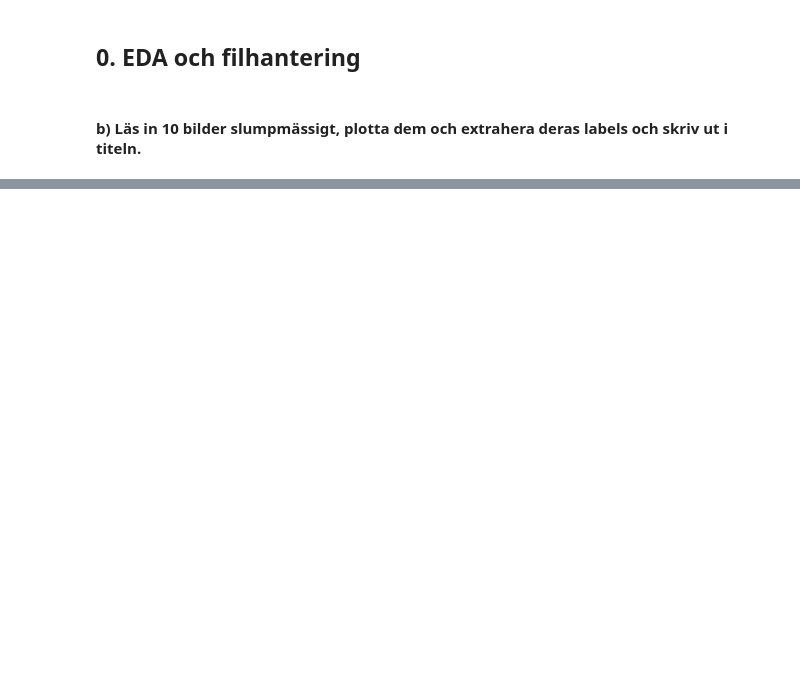
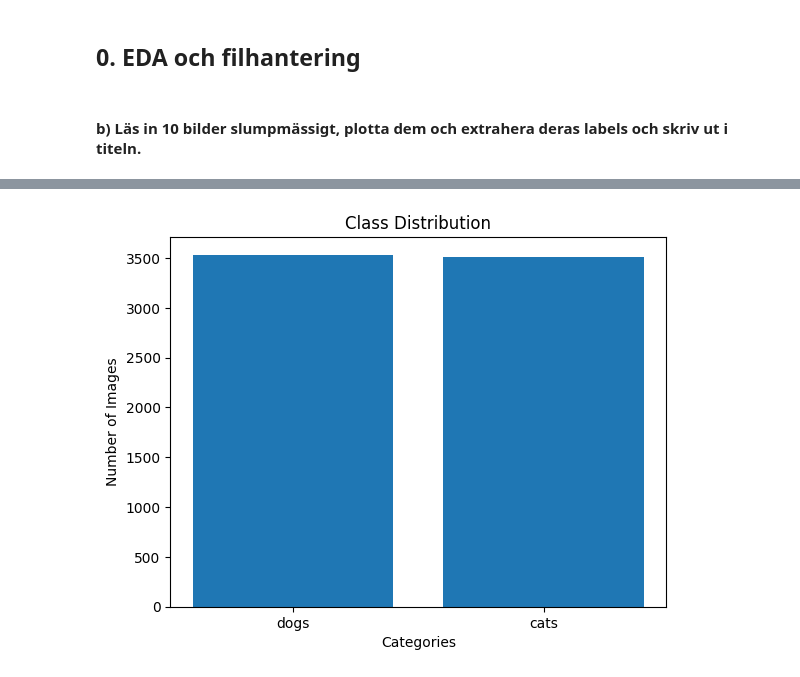
Before and after one commit to Joelholmb/AI-Joel-Holmberg-OPA23, a Jupyter notebook: labs/Labb2_ DL.ipynb, the cells around one changed output, grey strips where cells are left out. Drawn from its saved outputs; the diff is of its cells as text; code cells hidden in the pictures; blank space fills up the shorter version.

```diff
--- a/labs/Labb2_ DL.ipynb
+++ b/labs/Labb2_ DL.ipynb
@@ -41,0 +154,14 @@ for folder in folders:
+# %%
+# Skapa en lämplig plot för att kontrollera att dataseten är balanserade
+def plot_class_distribution(labels, categories):
+    class_counts = np.sum(labels, axis=0)
+    plt.bar(categories, class_counts)
+    plt.title('Class Distribution')
+    plt.xlabel('Categories')
+    plt.ylabel('Number of Images')
+    plt.show()
+
+# Plotta klassfördelning för experiment_small
+plot_class_distribution(train_labels, categories)
+# %% [output]
+[figure, added]
```
Also changed, not shown: parts of 17 cells of this notebook, 1 other file.
